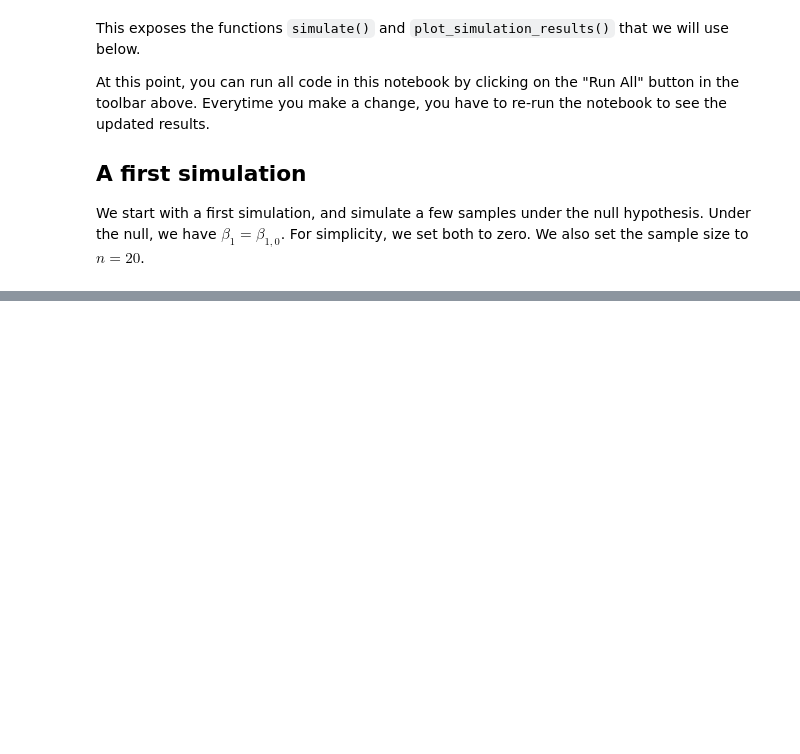
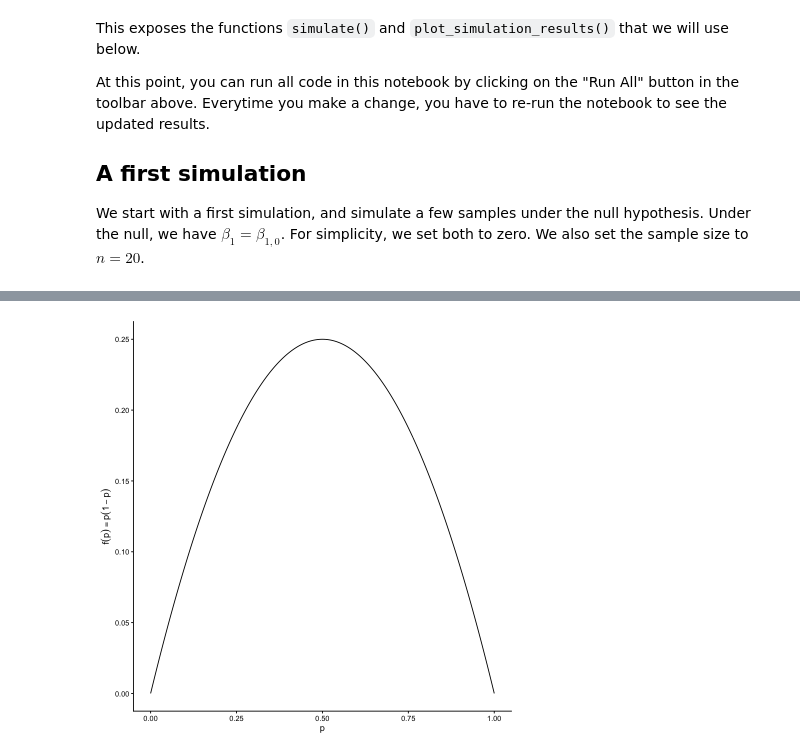
Before and after one commit to gu-computational-workspace/kursmaterial, a Jupyter notebook: example_notebooks/simulate_ols.ipynb, the cells around one changed output, grey strips where cells are left out. Cells and saved outputs as stored; diff of their text form; code cells hidden in the pictures; blank space fills up the shorter version.

```diff
--- a/example_notebooks/simulate_ols.ipynb
+++ b/example_notebooks/simulate_ols.ipynb
@@ -68,0 +187,12 @@ Increase the sample size to confirm that the normal approximation works better i
+# %%
+tibble(p = seq(0, 1, length.out = 500)) |>
+  mutate(
+    f_of_p = p * (1 - p)
+  ) |>
+  ggplot(aes(x = p, y = f_of_p)) +
+  geom_line() +
+  ylab(expression(f(p) == p(1 - p))) +
+  xlab("p") +
+  theme_classic()
+# %% [output]
+[figure, added]
```
Also changed, not shown: parts of 14 cells of this notebook, 1 other file.
